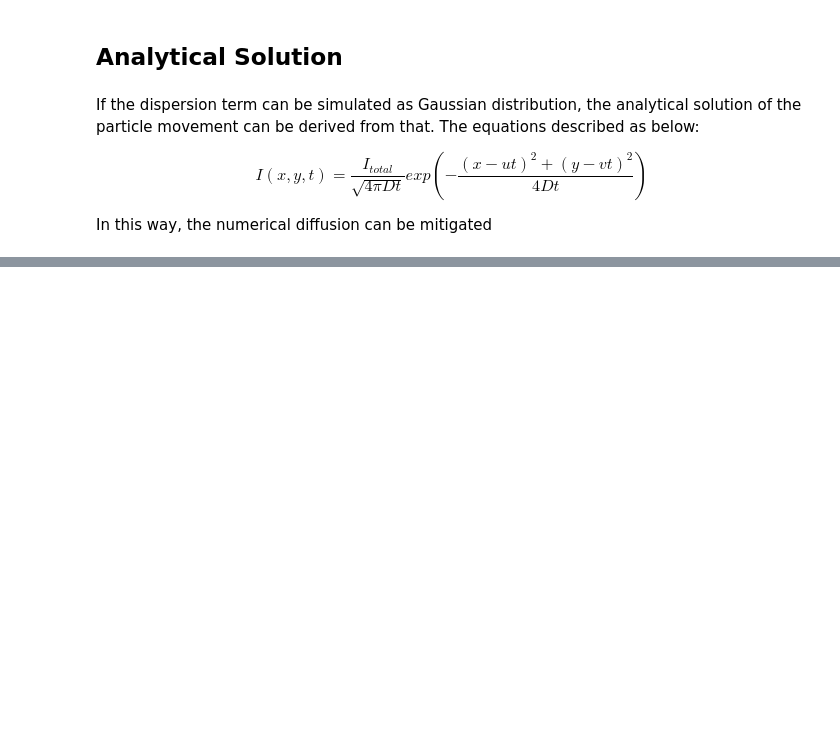
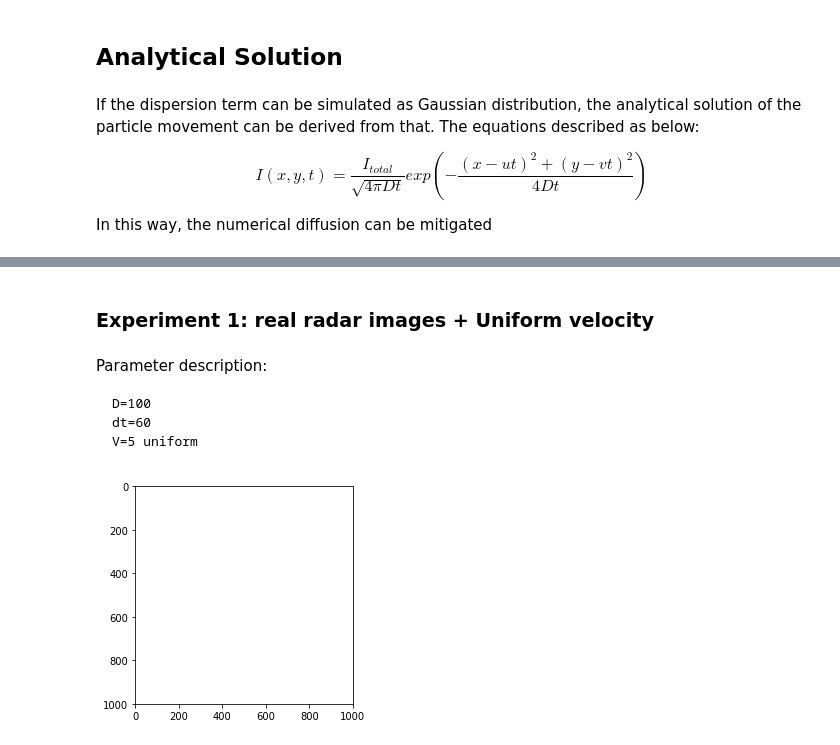
Before and after one commit to chrimerss/RadarProject, a Jupyter notebook: Cloud movement algorithm.ipynb, the cells around one changed output, grey strips where cells are left out. Saved outputs shown, nothing was run; the diff lists cells and outputs as text; code cells hidden in the pictures; blank space fills up the shorter version.

```diff
--- a/Cloud movement algorithm.ipynb
+++ b/Cloud movement algorithm.ipynb
@@ -258,0 +387,15 @@ KeyboardInterrupt:
+# %%
+def grid2grid(x,y,x_dis, y_dis):
+    return (int(np.floor(x+x_dis/100.)), int(np.floor(y+y_dis/100.))) #distance divided by 100m per pixel
+# %%
+from numba import jit
+@jit(nopython=True)
+def fast_iter(m,n,D,dt, grid=2):
+    X = np.arange(-100*grid,100*grid+100,100)
+    Y = np.arange(-100*grid,100*grid+100,100)
+    unit_I = np.zeros((len(X), len(Y)))
+    for i in range(len(X)):
+        for j in range(len(Y)):
+            unit_I[i,j] = 1/(4*np.pi*D*dt)**0.5*np.exp(-(X[i]**2+Y[j]**2)/4/D/dt)
+    unit_I = (unit_I-unit_I.min())/(unit_I.max()-unit_I.min())
+    return unit_I
@@ -258,0 +439,36 @@ KeyboardInterrupt:
+# %% [markdown]
+### Experiment 1: real radar images + Uniform velocity
+# %% [markdown]
+Parameter description:
+
+    D=100
+    dt=60
+    V=5 uniform
+# %%
+os.chdir('D:\\Radar Projects\\lizhi\\for LiZhi\\WindField')
+curr_img = np.matrix(Image.open('test_file.tif'))
+V=np.ones((1000,1000,2))*5
+# %%
+from matplotlib import animation
+from IPython.display import HTML
+def make_animation(t_max, curr_img,V,D, verbose=False):
+    fig = plt.figure();
+    pred= []
+    for t in range(0,t_max,60):
+        pred_img = ANA(curr_img, V, D, 60)
+        curr_img = pred_img.copy()
+        if t%60==0:
+            pred_img[pred_img<0.5] = 0
+            pred_img[pred_img>=0.5] = 1
+            if verbose:
+                print(int(t/60),' mins processed')
+            img = plt.imshow(pred_img, animated=True)
+            text = plt.text(400,-10,f'{int(t/60)} min',color='black')
+            pred.append([img, text])
+    ani = animation.ArtistAnimation(fig, pred, interval=500, blit=True,
+                                repeat_delay=1000)
+    return ani
+# %%
+ani = make_animation(1860, curr_img,V,100)
+# %% [output]
+[figure, added]
```
Also changed, not shown: parts of 27 cells of this notebook.
